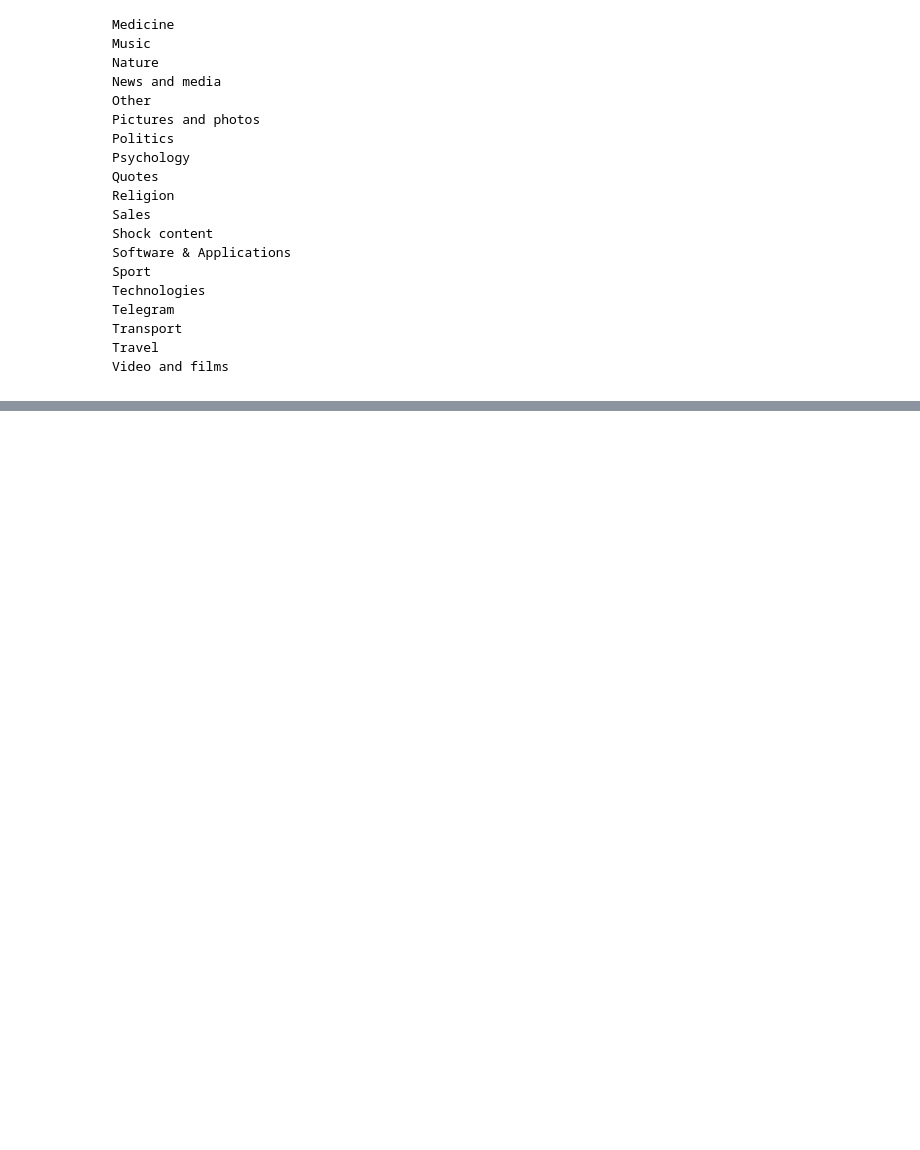
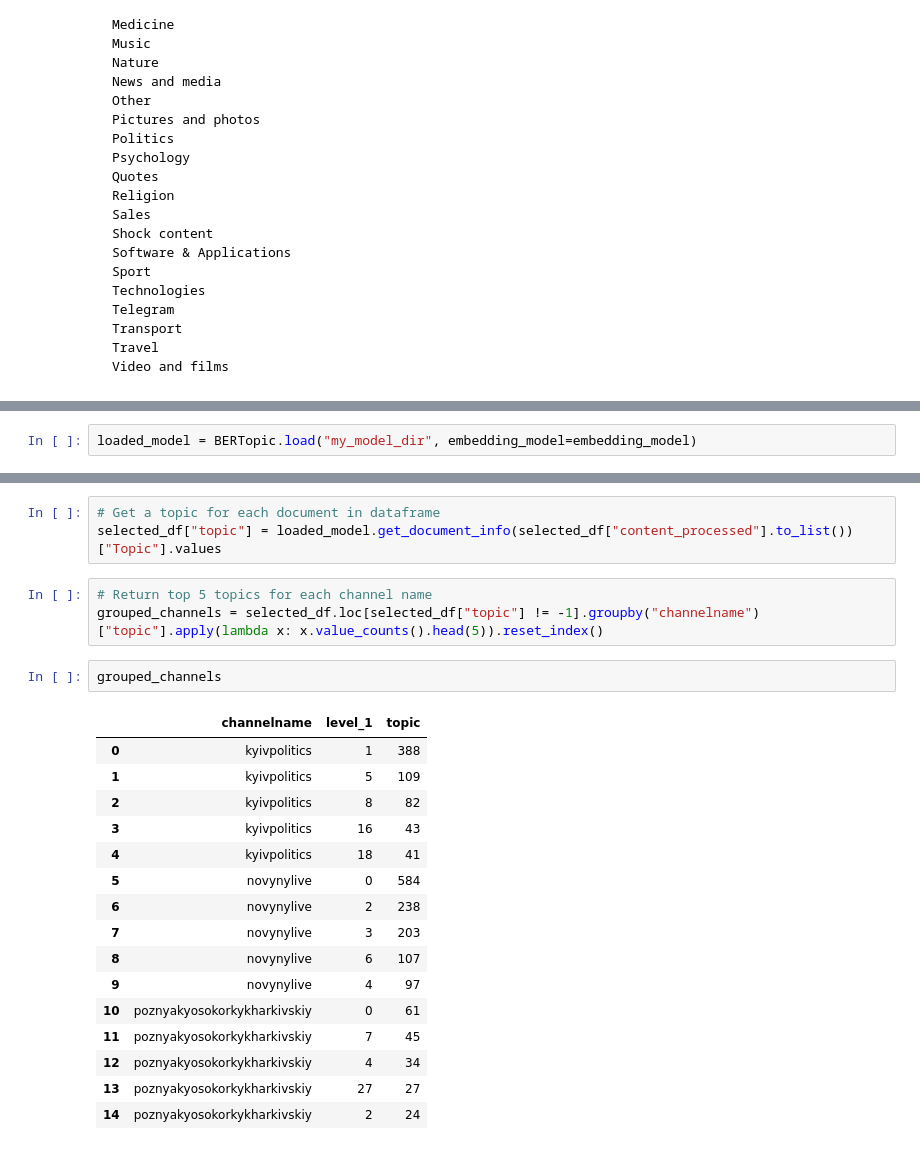
Before and after one commit to NochnoyRitzar/iasa_nlp_course, a Jupyter notebook: Lecture_7/IASA_NLP_Course_Homework7.ipynb, the cells around one changed output, grey strips where cells are left out. Saved outputs shown, nothing was run; the diff lists cells and outputs as text; blank space fills up the shorter version.

```diff
--- a/Lecture_7/IASA_NLP_Course_Homework7.ipynb
+++ b/Lecture_7/IASA_NLP_Course_Homework7.ipynb
@@ -65,0 +352,2 @@ Video and films
+# %%
+loaded_model = BERTopic.load("my_model_dir", embedding_model=embedding_model)
@@ -65,0 +362,25 @@ Video and films
+# %%
+# Get a topic for each document in dataframe
+selected_df["topic"] = loaded_model.get_document_info(selected_df["content_processed"].to_list())["Topic"].values
+# %%
+# Return top 5 topics for each channel name
+grouped_channels = selected_df.loc[selected_df["topic"] != -1].groupby("channelname")["topic"].apply(lambda x: x.value_counts().head(5)).reset_index()
+# %%
+grouped_channels
+# %% [output]
+|  | channelname | level_1 | topic |
+| 0 | kyivpolitics | 1 | 388 |
+| 1 | kyivpolitics | 5 | 109 |
+| 2 | kyivpolitics | 8 | 82 |
+| 3 | kyivpolitics | 16 | 43 |
+| 4 | kyivpolitics | 18 | 41 |
+| 5 | novynylive | 0 | 584 |
+| 6 | novynylive | 2 | 238 |
+| 7 | novynylive | 3 | 203 |
+| 8 | novynylive | 6 | 107 |
+| 9 | novynylive | 4 | 97 |
+| 10 | poznyakyosokorkykharkivskiy | 0 | 61 |
+| 11 | poznyakyosokorkykharkivskiy | 7 | 45 |
+| 12 | poznyakyosokorkykharkivskiy | 4 | 34 |
+| 13 | poznyakyosokorkykharkivskiy | 27 | 27 |
+| 14 | poznyakyosokorkykharkivskiy | 2 | 24 |
```
Also changed, not shown: parts of 27 cells of this notebook, 5 other files.
